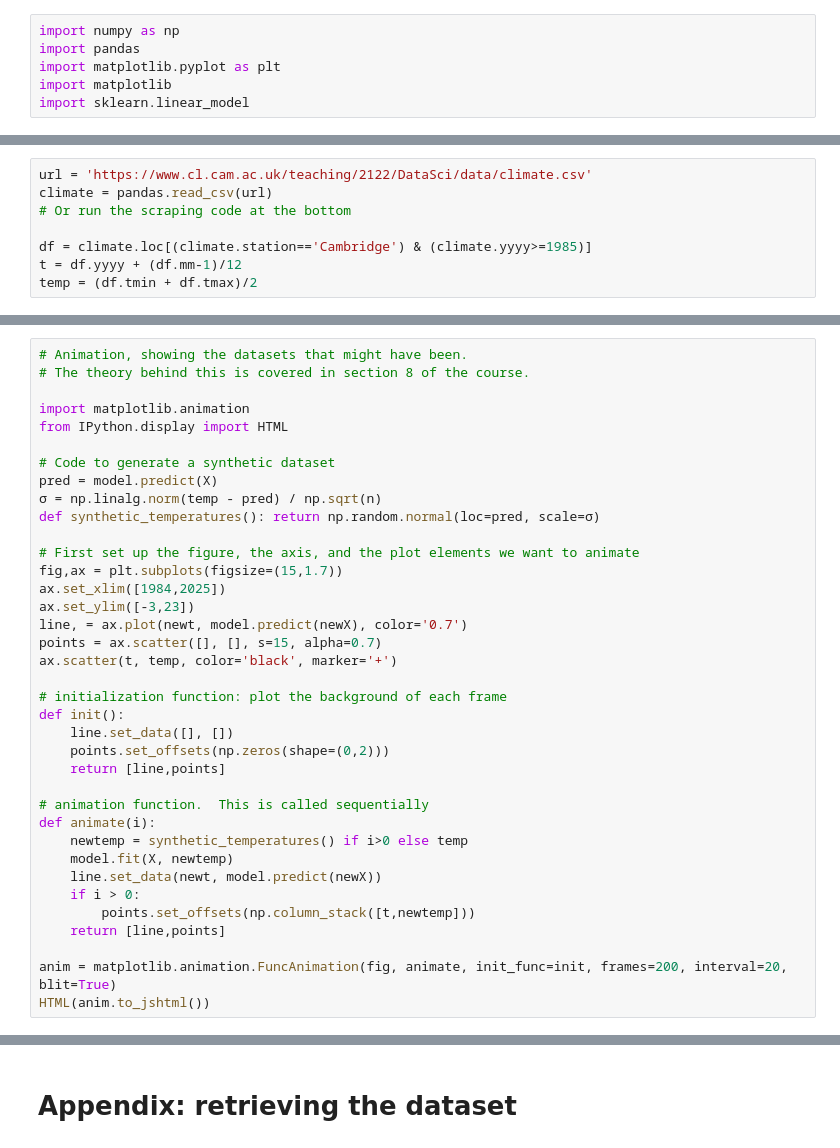
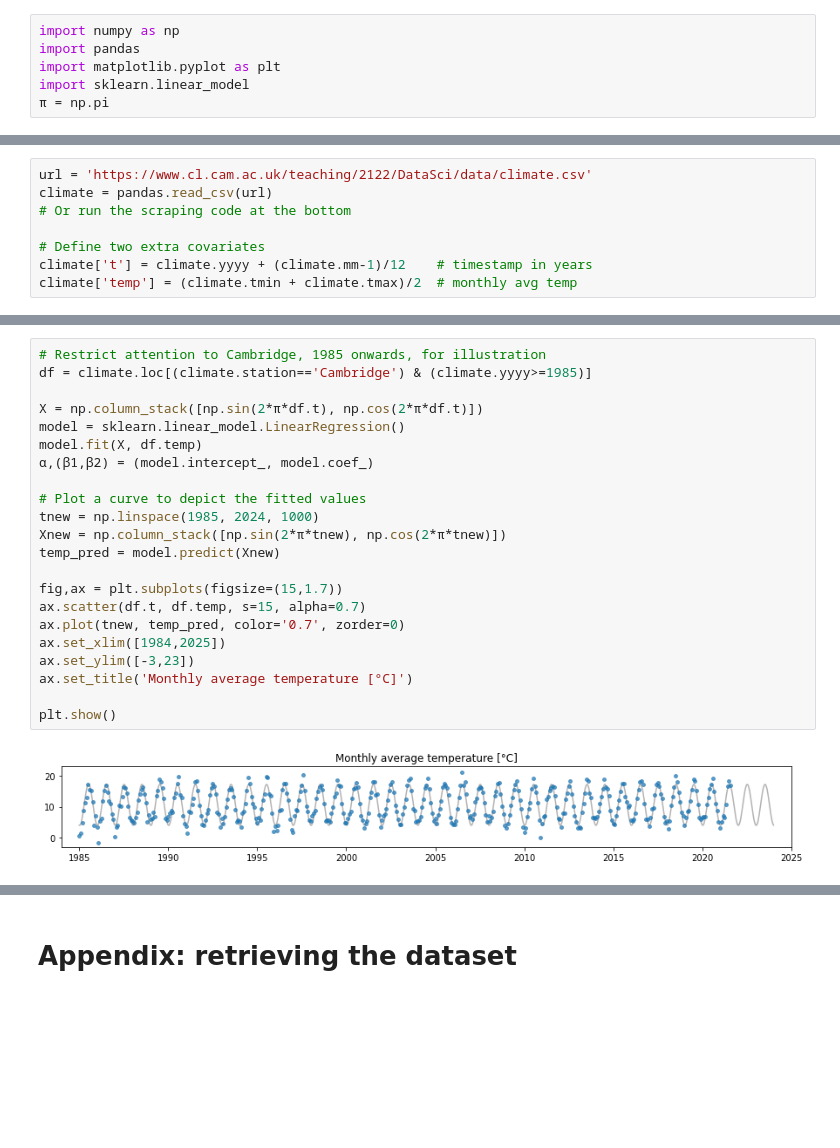
Before and after one commit to damonjw/datasci, a Jupyter notebook: climate.ipynb, the cells around one changed output, grey strips where cells are left out. Cells and saved outputs as stored; diff of their text form; blank space fills up the shorter version.

Commit message:
Climate dataset challenge

```diff
--- a/climate.ipynb
+++ b/climate.ipynb
@@ -2,5 +2,5 @@
 import numpy as np
 import pandas
 import matplotlib.pyplot as plt
-import matplotlib
 import sklearn.linear_model
+π = np.pi
@@ -13,7 +19,7 @@ url = 'https://www.cl.cam.ac.uk/teaching/2122/DataSci/data/climate.csv'
 climate = pandas.read_csv(url)
 # Or run the scraping code at the bottom
 
-df = climate.loc[(climate.station=='Cambridge') & (climate.yyyy>=1985)]
-t = df.yyyy + (df.mm-1)/12
-temp = (df.tmin + df.tmax)/2
+# Define two extra covariates
+climate['t'] = climate.yyyy + (climate.mm-1)/12    # timestamp in years
+climate['temp'] = (climate.tmin + climate.tmax)/2  # monthly avg temp
 # %% [markdown]
@@ -42,37 +33,24 @@ plt.show()
-# %%
-# Animation, showing the datasets that might have been.
-# The theory behind this is covered in section 8 of the course.
-
-import matplotlib.animation
-from IPython.display import HTML
-
-# Code to generate a synthetic dataset
-pred = model.predict(X)
-σ = np.linalg.norm(temp - pred) / np.sqrt(n)
-def synthetic_temperatures(): return np.random.normal(loc=pred, scale=σ)
-
-# First set up the figure, the axis, and the plot elements we want to animate
-fig,ax = plt.subplots(figsize=(15,1.7))
-ax.set_xlim([1984,2025])
-ax.set_ylim([-3,23])
-line, = ax.plot(newt, model.predict(newX), color='0.7')
-points = ax.scatter([], [], s=15, alpha=0.7)
-ax.scatter(t, temp, color='black', marker='+')
-
-# initialization function: plot the background of each frame
-def init():
-    line.set_data([], [])
-    points.set_offsets(np.zeros(shape=(0,2)))
-    return [line,points]
-
-# animation function.  This is called sequentially
-def animate(i):
-    newtemp = synthetic_temperatures() if i>0 else temp
-    model.fit(X, newtemp)
-    line.set_data(newt, model.predict(newX))
-    if i > 0:
-        points.set_offsets(np.column_stack([t,newtemp]))
-    return [line,points]
-
-anim = matplotlib.animation.FuncAnimation(fig, animate, init_func=init, frames=200, interval=20, blit=True)
-HTML(anim.to_jshtml())
+# %%
+# Restrict attention to Cambridge, 1985 onwards, for illustration
+df = climate.loc[(climate.station=='Cambridge') & (climate.yyyy>=1985)]
+
+X = np.column_stack([np.sin(2*π*df.t), np.cos(2*π*df.t)])
+model = sklearn.linear_model.LinearRegression()
+model.fit(X, df.temp)
+α,(β1,β2) = (model.intercept_, model.coef_)
+
+# Plot a curve to depict the fitted values
+tnew = np.linspace(1985, 2024, 1000)
+Xnew = np.column_stack([np.sin(2*π*tnew), np.cos(2*π*tnew)])
+temp_pred = model.predict(Xnew)
+
+fig,ax = plt.subplots(figsize=(15,1.7))
+ax.scatter(df.t, df.temp, s=15, alpha=0.7)
+ax.plot(tnew, temp_pred, color='0.7', zorder=0)
+ax.set_xlim([1984,2025])
+ax.set_ylim([-3,23])
+ax.set_title('Monthly average temperature [°C]')
+
+plt.show()
+# %% [output]
+[figure, added]
```
Also changed, not shown: parts of 6 cells of this notebook.
